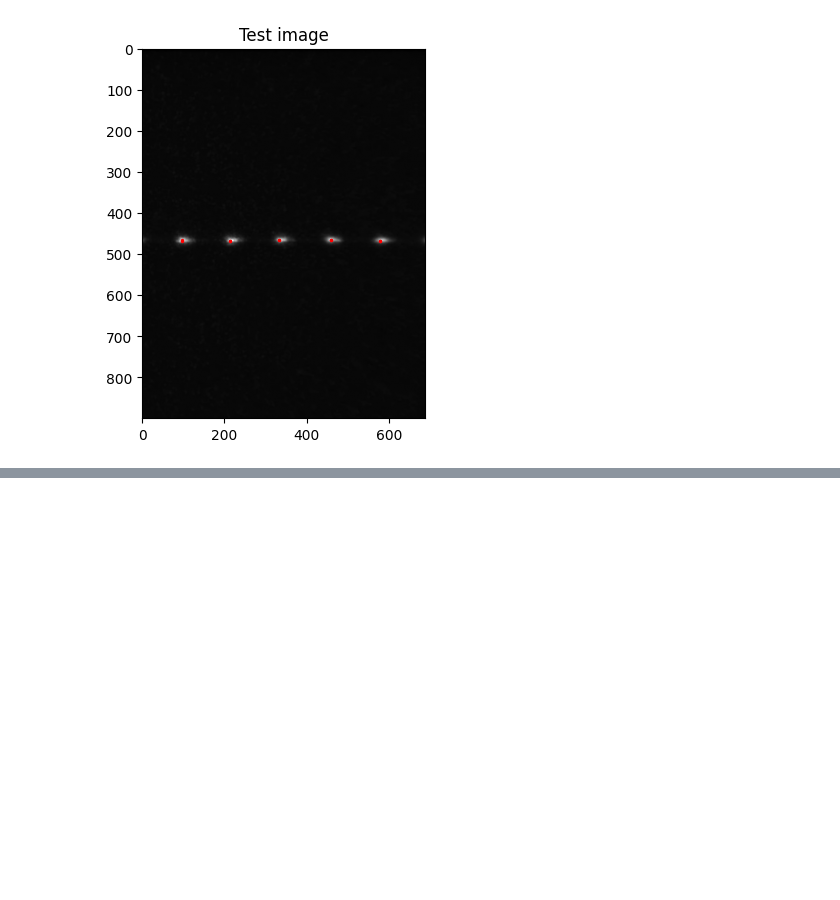
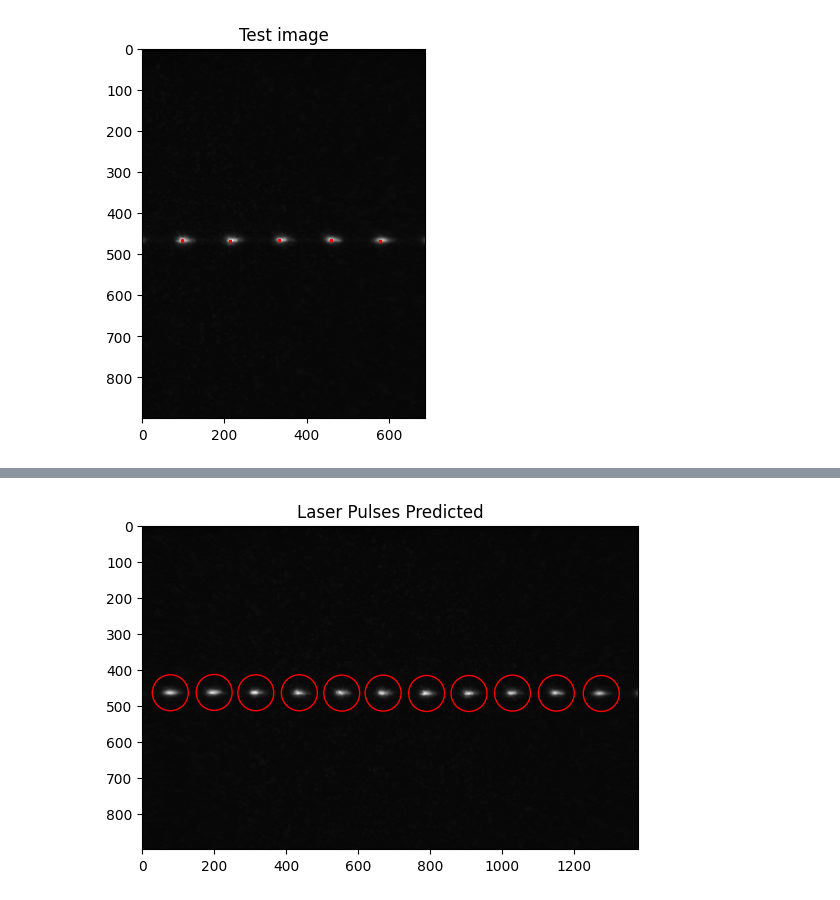
Before and after one commit to san-ford/Laser_Pulse_Identification, a Jupyter notebook: Demo.ipynb, the cells around one changed output, grey strips where cells are left out. Saved outputs shown, nothing was run; the diff lists cells and outputs as text; code cells hidden in the pictures; blank space fills up the shorter version.

```diff
--- a/Demo.ipynb
+++ b/Demo.ipynb
@@ -16,6 +24,8 @@ pulses = Image.open("laser_pulses.TIF").convert('L')
 pulses = np.array(pulses)
 # resize
 pulses = pulses[:900,:1380]
+# convert integer values to floats
+pulses = pulses.astype(float)
 # plot
 plt.imshow(pulses, cmap="grey")
 # %% [output]
@@ -238,0 +252,24 @@ plt.show()
+# %%
+# predict pulses w/ a min standard deviation of 50 for its Gaussian kernel
+blobs = blob_log(pulses, min_sigma=50, threshold=0.5)
+# %%
+# find coordinates of predicted pulses in the image
+x_peaks = []
+y_peaks = []
+circles = []
+for b in blobs:
+    x_peaks.append(b[1])
+    y_peaks.append(b[0])
+    circles.append(patches.Circle((b[1], b[0]), b[2],
+                                 linewidth=1, edgecolor='r', facecolor='none'))
+# %%
+# show pulse predictions
+fig, ax = plt.subplots()
+ax.imshow(pulses, cmap="grey")
+# add circles over predictions
+for circle in circles:
+    ax.add_patch(circle)
+plt.title("Laser Pulses Predicted")
+plt.show()
+# %% [output]
+[figure, added]
```
Also changed, not shown: parts of 5 cells of this notebook.
